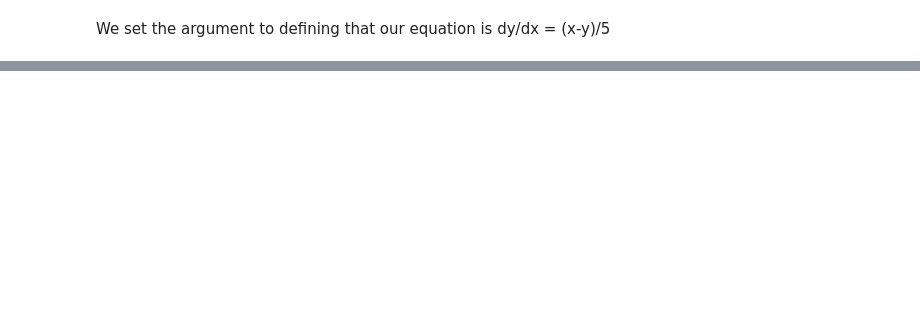
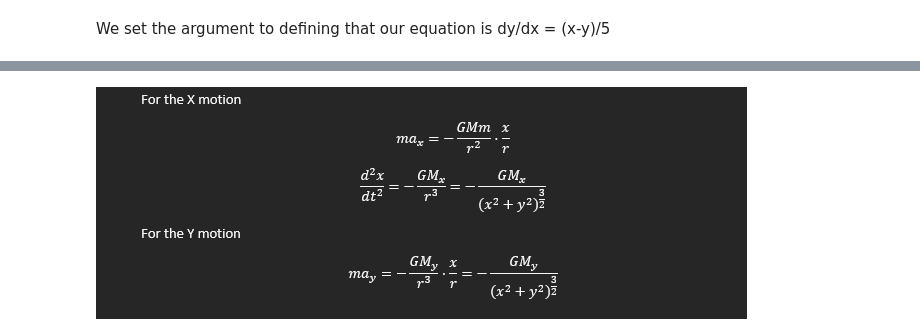
Before and after one commit to ArmielynObinguar/Computational-Physics, a Jupyter notebook: Computational_Physics.ipynb, the cells around one changed output, grey strips where cells are left out. Saved outputs shown, nothing was run; the diff lists cells and outputs as text; code cells hidden in the pictures; blank space fills up the shorter version.

```diff
--- a/Computational_Physics.ipynb
+++ b/Computational_Physics.ipynb
@@ -42,0 +55,11 @@ Other Implementation Ruge Kutta to Differential Equation
+# %%
+from IPython.display import display
+from PIL import Image
+
+path="/content/Screenshot_87.png"
+display(Image.open(path))
+
+#Deriving the formula of the gravitational force
+#First is solving the x and y motion then following the derivational method to simplify the formula
+# %% [output]
+[figure, added]
```
Also changed, not shown: parts of 15 cells of this notebook.
